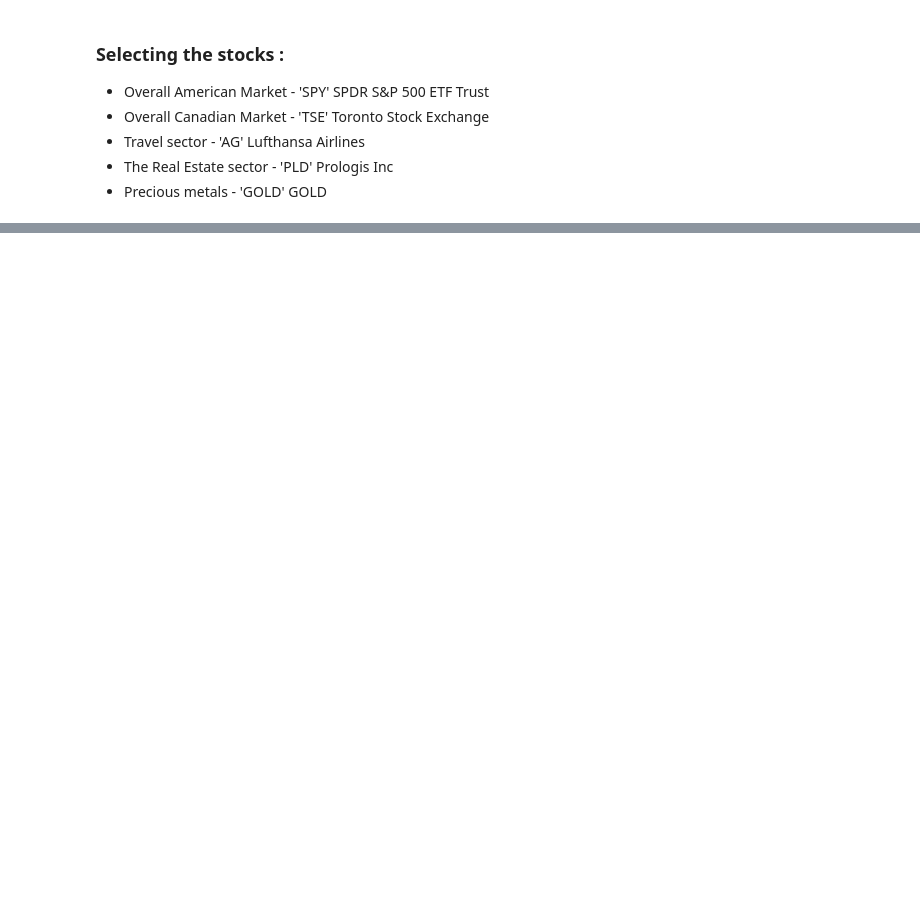
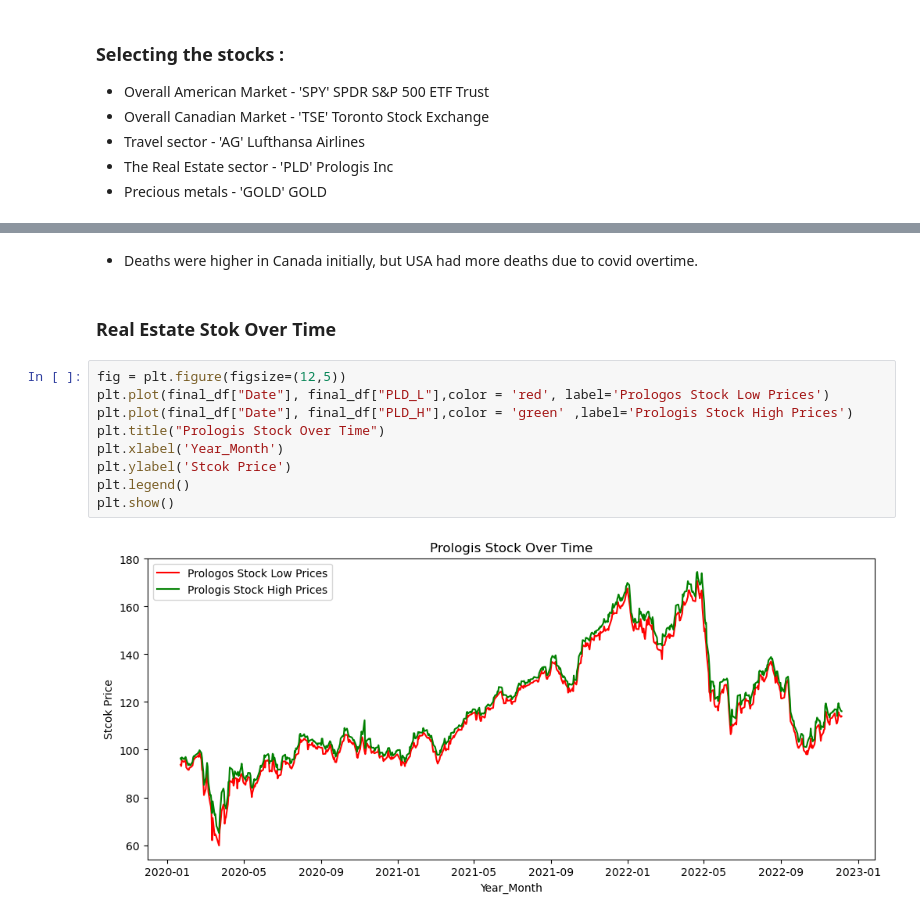
Before and after one commit to AIDA-Saskatchewan-polytechnic/Covid_impact_on_Stock-Market, a Jupyter notebook: Python_project_covid_Stock.ipynb, the cells around one changed output, grey strips where cells are left out. Saved outputs shown, nothing was run; the diff lists cells and outputs as text; blank space fills up the shorter version.

```diff
--- a/Python_project_covid_Stock.ipynb
+++ b/Python_project_covid_Stock.ipynb
@@ -249,0 +313,15 @@ plt.show()
+# %% [markdown]
+* Deaths were higher in Canada initially, but USA had more deaths due to covid overtime.
+# %% [markdown]
+### Real Estate Stok Over Time
+# %%
+fig = plt.figure(figsize=(12,5))
+plt.plot(final_df["Date"], final_df["PLD_L"],color = 'red', label='Prologos Stock Low Prices')
+plt.plot(final_df["Date"], final_df["PLD_H"],color = 'green' ,label='Prologis Stock High Prices')
+plt.title("Prologis Stock Over Time")
+plt.xlabel('Year_Month')
+plt.ylabel('Stcok Price')
+plt.legend()
+plt.show()
+# %% [output]
+[figure, added]
```
Also changed, not shown: parts of 42 cells of this notebook.
